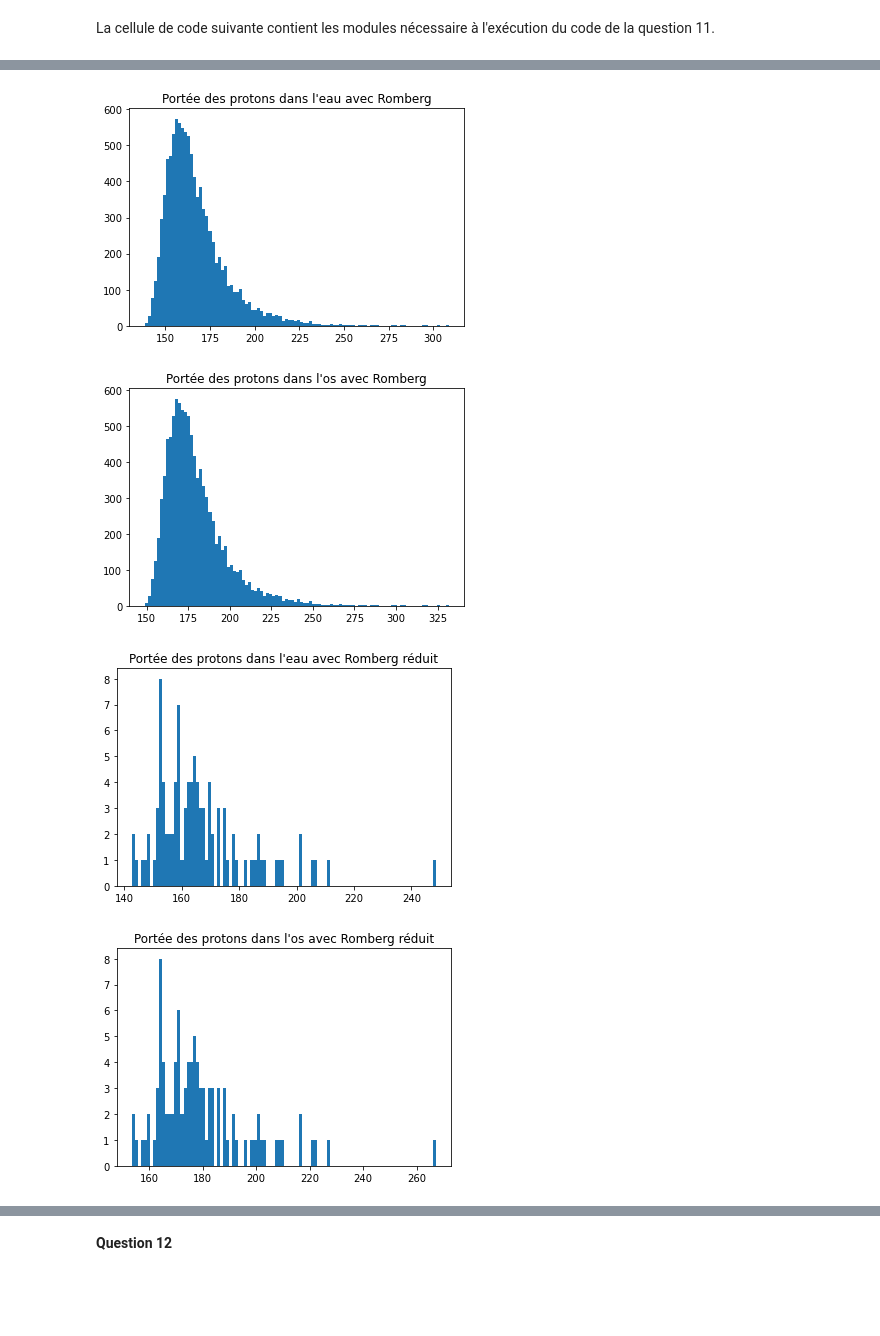
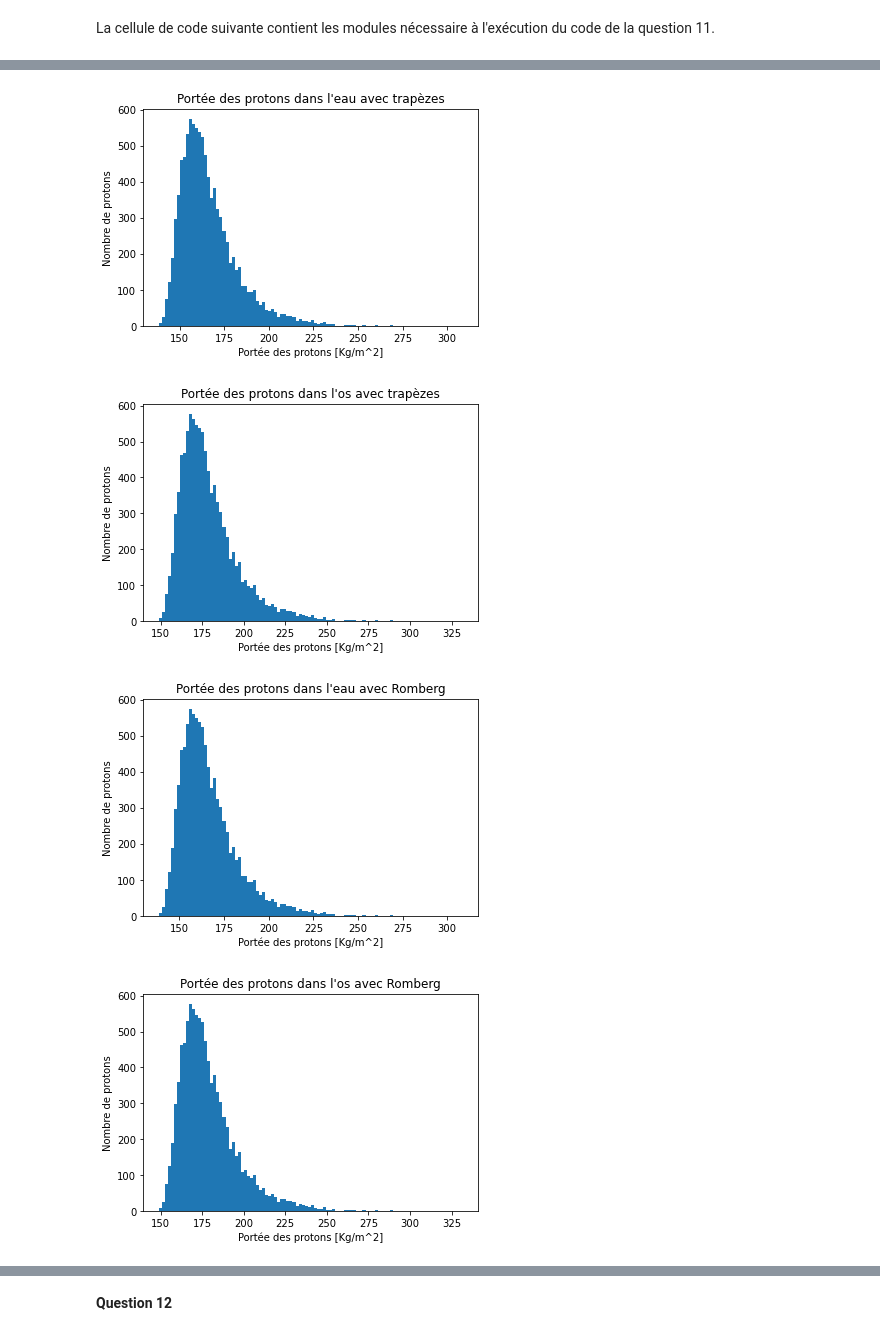
Before and after one commit to lb0918/TP1-de-physnum, a Jupyter notebook: Propre.ipynb, the cells around one changed output, grey strips where cells are left out. Cells and saved outputs as stored; diff of their text form; code cells hidden in the pictures; blank space fills up the shorter version.

```diff
--- a/Propre.ipynb
+++ b/Propre.ipynb
@@ -1052,21 +1054,3 @@ for x in moy[:100]:
 portée_romb_os_red = []
 for x in moy[:100]:
     portée_romb_os_red.append(romberg_os_t(8,x*1.602e-13)[-1][-2])
-# %%
-plt.hist(np.array(portée_romb_eau), bins=100)
-plt.title('''Portée des protons dans l'eau avec Romberg''')
-plt.show()
-plt.hist(np.array(portée_romb_os), bins=100)
-plt.title('''Portée des protons dans l'os avec Romberg''')
-plt.show()
-plt.hist(np.array(portée_romb_eau_red), bins=100)
-plt.title('''Portée des protons dans l'eau avec Romberg réduit''')
-plt.show()
-plt.hist(np.array(portée_romb_os_red), bins=100)
-plt.title('''Portée des protons dans l'os avec Romberg réduit''')
-plt.show()
-# %% [output]
-[figure, removed]
-[figure, removed]
-[figure, removed]
-[figure, removed]
@@ -1072,0 +1070,26 @@ plt.show()
+# %%
+plt.hist(np.array(portée_trap_eau), bins=100)
+plt.title('''Portée des protons dans l'eau avec trapèzes''')
+plt.xlabel('Portée des protons [Kg/m^2]')
+plt.ylabel('Nombre de protons')
+plt.show()
+plt.hist(np.array(portée_trap_os), bins=100)
+plt.title('''Portée des protons dans l'os avec trapèzes''')
+plt.xlabel('Portée des protons [Kg/m^2]')
+plt.ylabel('Nombre de protons')
+plt.show()
+plt.hist(np.array(portée_romb_eau), bins=100)
+plt.title('''Portée des protons dans l'eau avec Romberg''')
+plt.xlabel('Portée des protons [Kg/m^2]')
+plt.ylabel('Nombre de protons')
+plt.show()
+plt.hist(np.array(portée_romb_os), bins=100)
+plt.title('''Portée des protons dans l'os avec Romberg''')
+plt.xlabel('Portée des protons [Kg/m^2]')
+plt.ylabel('Nombre de protons')
+plt.show()
+# %% [output]
+[figure, added]
+[figure, added]
+[figure, added]
+[figure, added]
```
Also changed, not shown: parts of 16 cells of this notebook, 1 other file.
